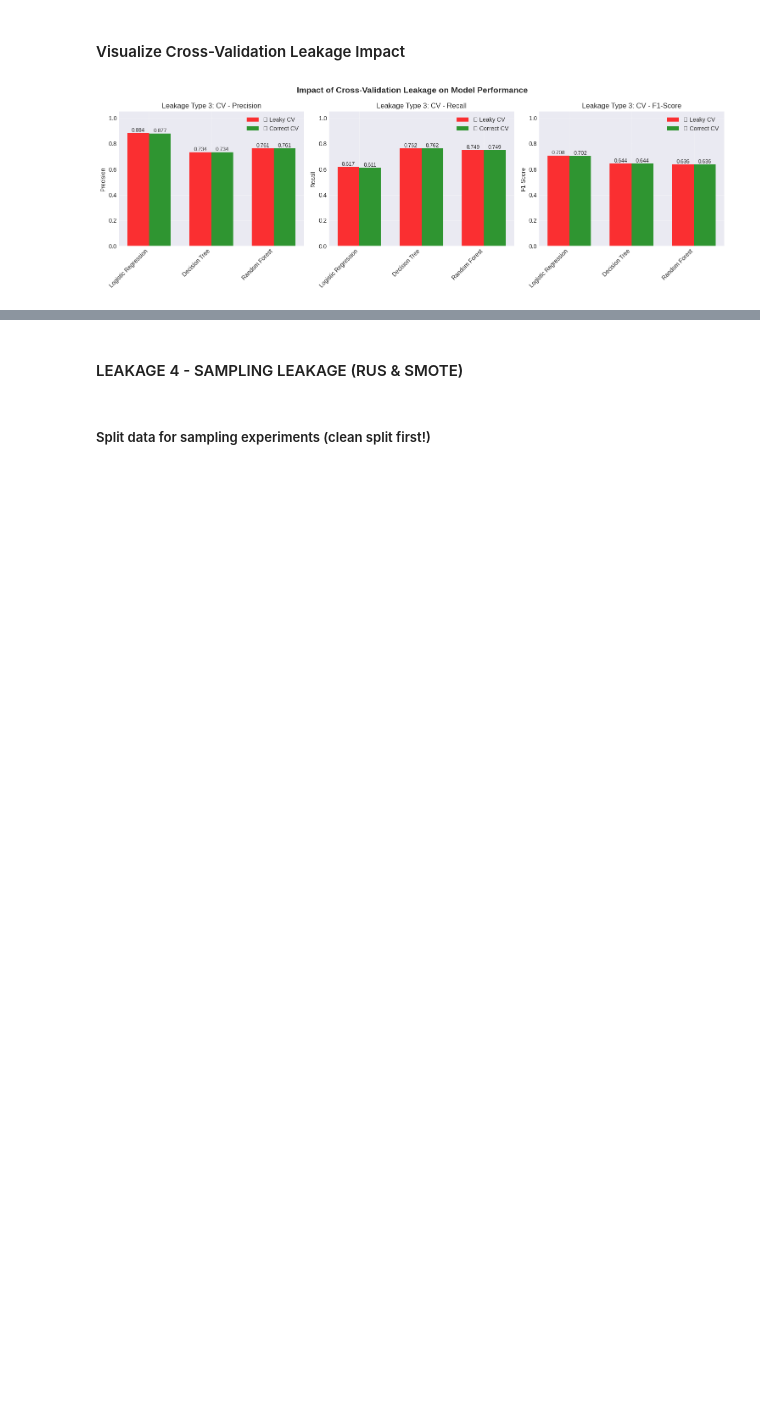
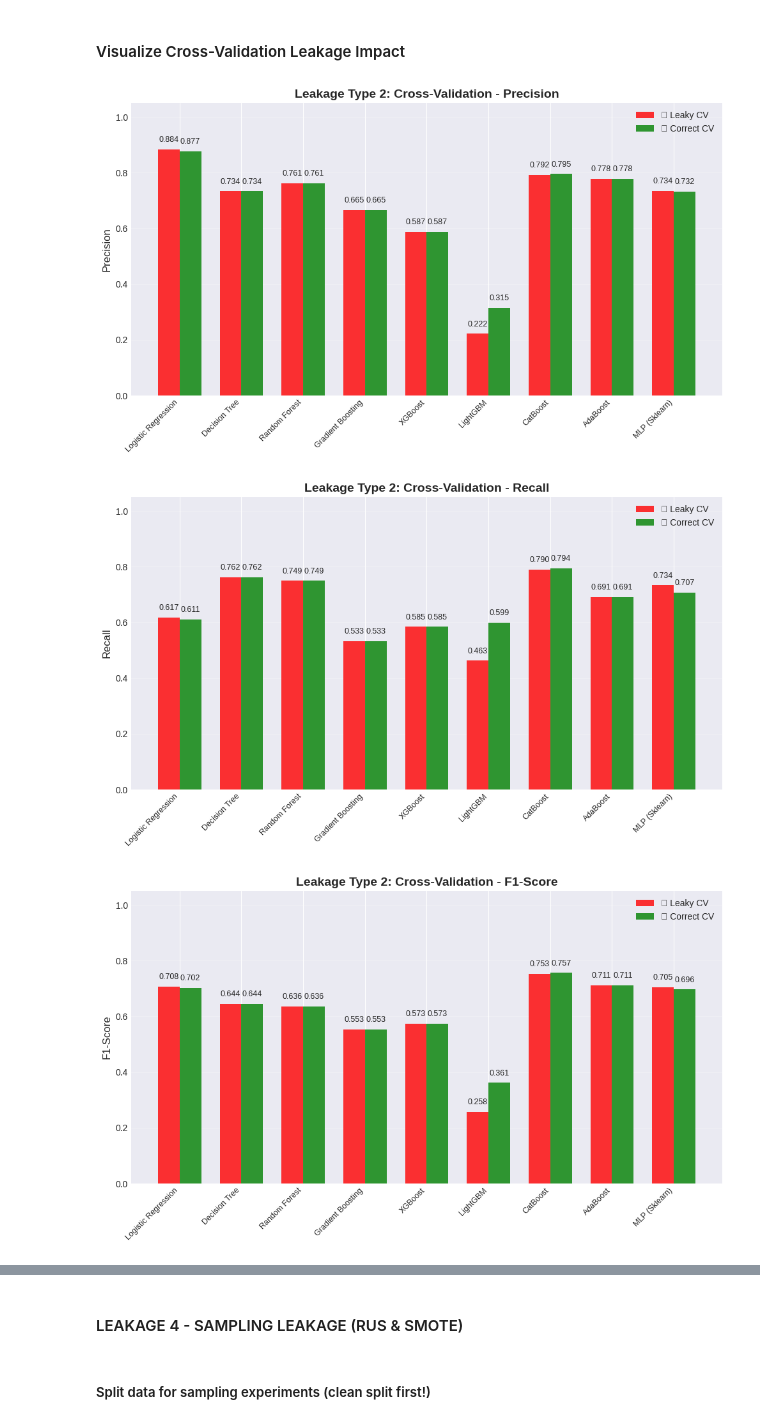
Before and after one commit to oucheneabdelhak/AI-DrivenFraudDetctionInSmartCardTransaction-Survey, a Jupyter notebook: DataLeakageEffect.ipynb, the cells around one changed output, grey strips where cells are left out. Drawn from its saved outputs; the diff is of its cells as text; code cells hidden in the pictures; blank space fills up the shorter version.

```diff
--- a/DataLeakageEffect.ipynb
+++ b/DataLeakageEffect.ipynb
@@ -337,6 +427,10 @@ plt.show()
+# %%
+# Create CV-specific classifiers (without deep learning models)
+classifiers_cv = {name: clf for name, clf in classifiers.items()
+                  if not any(x in name for x in ['CNN', 'Autoencoder','Neural Network (Keras)'])}
 # %%
 print("\n" + "="*80)
-print("🔴 LEAKAGE TYPE 3: Preprocessing before Cross-Validation")
+print("🔴 LEAKAGE TYPE 2: Preprocessing before Cross-Validation")
 print("="*80)
 
 # Leaky CV approach: Preprocess entire dataset before CV
@@ -347,7 +441,7 @@ cv_results_leaky = {name: {'Precision': [], 'Recall': [], 'F1-Score': []} for na
 
 X_scaled_full = StandardScaler().fit_transform(X)
 
-for name, clf in classifiers.items():
+for name, clf in classifiers_cv.items():
     # Use cross_validate to get multiple metrics
     scores = cross_validate(clf, X_scaled_full, y, cv=5,
                            scoring=['precision', 'recall', 'f1'])
@@ -365,9 +459,9 @@ for name, clf in classifiers.items():
 print("\n✅ CORRECT Cross-Validation (preprocessing inside CV folds):")
 print("-" * 60)
 
-cv_results_correct = {name: {'Precision': [], 'Recall': [], 'F1-Score': []} for name in classifiers.keys()}
+cv_results_correct = {name: {'Precision': [], 'Recall': [], 'F1-Score': []} for name in classifiers_cv.keys()}
 
-for name, clf in classifiers.items():
+for name, clf in classifiers_cv.items():
     pipeline = Pipeline([
         ('scaler', StandardScaler()),
         ('classifier', clf)
@@ -405,35 +499,66 @@ Random Forest:
 # %% [markdown]
 #### Visualize Cross-Validation Leakage Impact
 # %%
-fig, axes = plt.subplots(1, 3, figsize=(15, 5))
+# Individual graphs for CV Leakage
+metrics_to_plot = ['Precision', 'Recall', 'F1-Score']
 
-for idx, metric in enumerate(['Precision', 'Recall', 'F1-Score']):
-    x_pos = np.arange(len(classifiers))
+for metric in metrics_to_plot:
+    fig, ax = plt.subplots(figsize=(10, 6))
+
+    x_pos = np.arange(len(classifiers_cv))
     width = 0.35
 
-    leaky_scores = [cv_results_leaky[name][metric] for name in classifiers.keys()]
-    correct_scores = [cv_results_correct[name][metric] for name in classifiers.keys()]
+    leaky_scores = [cv_results_leaky[name][metric] for name in classifiers_cv.keys()]
+    correct_scores = [cv_results_correct[name][metric] for name in classifiers_cv.keys()]
 
-    bars1 = axes[idx].bar(x_pos - width/2, leaky_scores, width, label='❌ Leaky CV', alpha=0.8, color='red')
-    bars2 = axes[idx].bar(x_pos + width/2, correct_scores, width, label='✅ Correct CV', alpha=0.8, color='green')
+    bars1 = ax.bar(x_pos - width/2, leaky_scores, width, label='❌ Leaky CV', alpha=0.8, color='red')
+    bars2 = ax.bar(x_pos + width/2, correct_scores, width, label='✅ Correct CV', alpha=0.8, color='green')
 
-    axes[idx].set_ylabel(metric)
-    axes[idx].set_title(f'Leakage Type 3: CV - {metric}')
-    axes[idx].set_xticks(x_pos)
-    axes[idx].set_xticklabels(classifiers.keys(), rotation=45, ha='right')
-    axes[idx].legend()
-    axes[idx].grid(True, alpha=0.3)
-    axes[idx].set_ylim([0, 1.05])
+    ax.set_ylabel(metric, fontsize=12)
+    ax.set_title(f'Leakage Type 2: Cross-Validation - {metric}', fontsize=14, fontweight='bold')
+    ax.set_xticks(x_pos)
+    ax.set_xticklabels(classifiers_cv.keys(), rotation=45, ha='right', fontsize=9)
+    ax.legend(loc='upper right', fontsize=10)
+    ax.grid(True, alpha=0.3, axis='y')
+    ax.set_ylim([0, 1.05])
 
     # Add value labels
     for bars in [bars1, bars2]:
         for bar in bars:
             height = bar.get_height()
-            axes[idx].text(bar.get_x() + bar.get_width()/2., height,
-                          f'{height:.3f}', ha='center', va='bottom', fontsize=9)
+            ax.text(bar.get_x() + bar.get_width()/2., height + 0.02,
+                   f'{height:.3f}', ha='center', va='bottom', fontsize=9)
 
-plt.suptitle('Impact of Cross-Validation Leakage on Model Performance', fontsize=14, fontweight='bold')
+    plt.tight_layout()
+    plt.show()
+
+# Separate table for CV Leakage
+fig, ax = plt.subplots(figsize=(12, 4))
+ax.axis('off')
+
+table_data = []
+for name in classifiers_cv.keys():
+    table_data.append([
+        name,
+        f"{cv_results_leaky[name]['F1-Score']:.3f}",
+        f"{cv_results_correct[name]['F1-Score']:.3f}",
+        f"{(cv_results_leaky[name]['F1-Score'] - cv_results_correct[name]['F1-Score'])*100:+.1f}%"
+    ])
+
+table = ax.table(cellText=table_data,
+                 colLabels=['Classifier', 'Leaky CV F1', 'Correct CV F1', 'Difference'],
+                 loc='center',
+                 cellLoc='center')
+table.auto_set_font_size(False)
+table.set_fontsize(10)
+table.scale(1, 2)
+
+ax.set_title('Cross-Validation Leakage: F1-Score Comparison', fontsize=14, fontweight='bold', pad=20)
 plt.tight_layout()
 plt.show()
+
+clear_keras_session()
 # %% [output]
-[figure, old version]
+[figure, new version]
+[figure, added]
+[figure, added]
```
Also changed, not shown: parts of 20 cells of this notebook.
